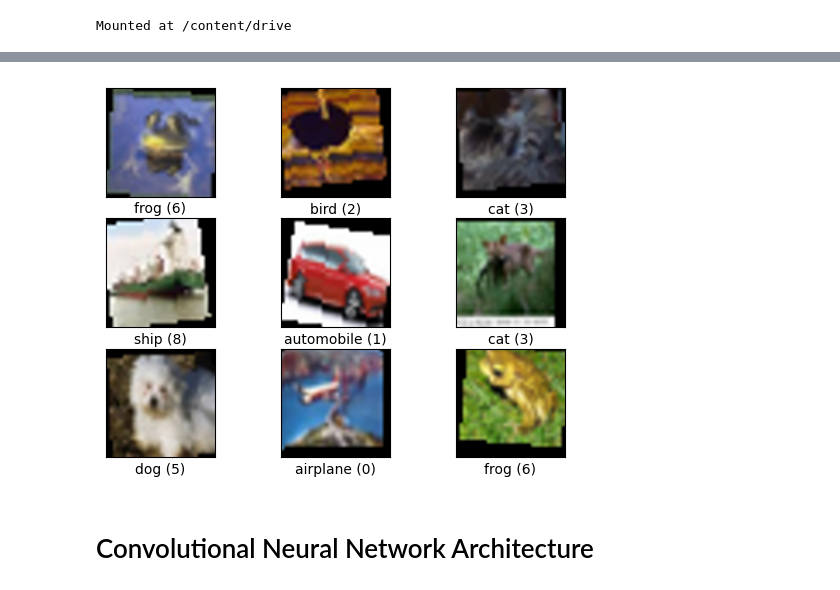
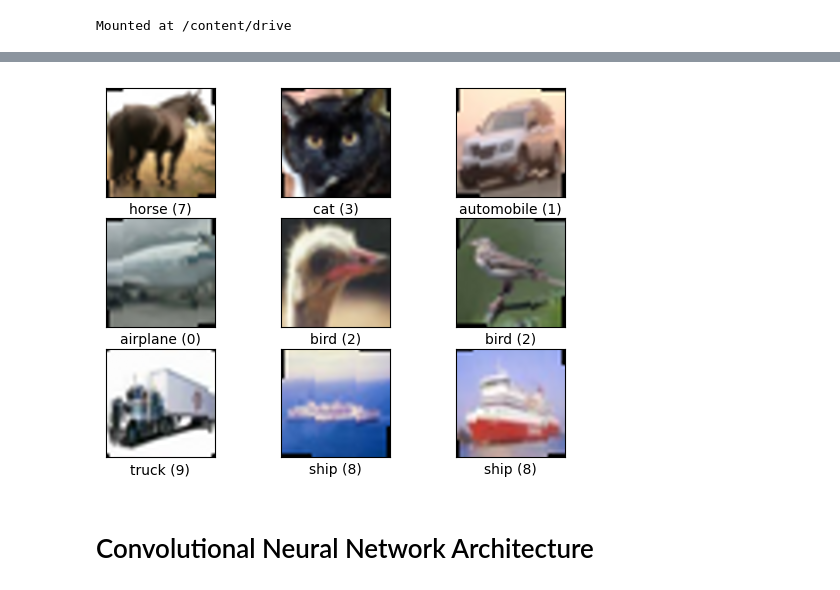
Before and after one commit to Skaims/DLAV, a Jupyter notebook: graded_homework/hw1/CNN Exercice.ipynb, the cells around one changed output, grey strips where cells are left out. Saved outputs shown, nothing was run; the diff lists cells and outputs as text; code cells hidden in the pictures.

```diff
--- a/graded_homework/hw1/CNN Exercice.ipynb
+++ b/graded_homework/hw1/CNN Exercice.ipynb
@@ -114,8 +114,7 @@ def get_train_valid_loader(data_dir='data',
 
     train_transform = transforms.Compose([
         transforms.RandomHorizontalFlip(),
-        transforms.RandomCrop(32, padding=4),
-        transforms.RandomRotation(10),
+        transforms.RandomRotation(5),
         transforms.ToTensor(),
         normalize,
     ])
@@ -187,4 +185,4 @@ WARNING:matplotlib.image:Clipping input data to the valid range for imshow with
-[figure, old version]
+[figure, new version]
 # %% [markdown]
 # Convolutional Neural Network Architecture
 # %% [markdown]
```
Also changed, not shown: parts of 4 cells of this notebook.
